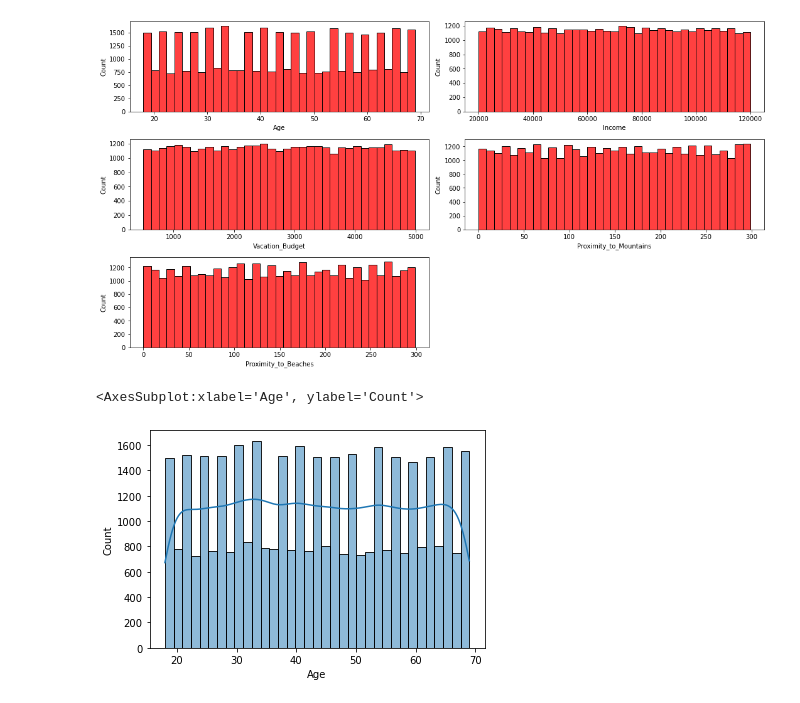
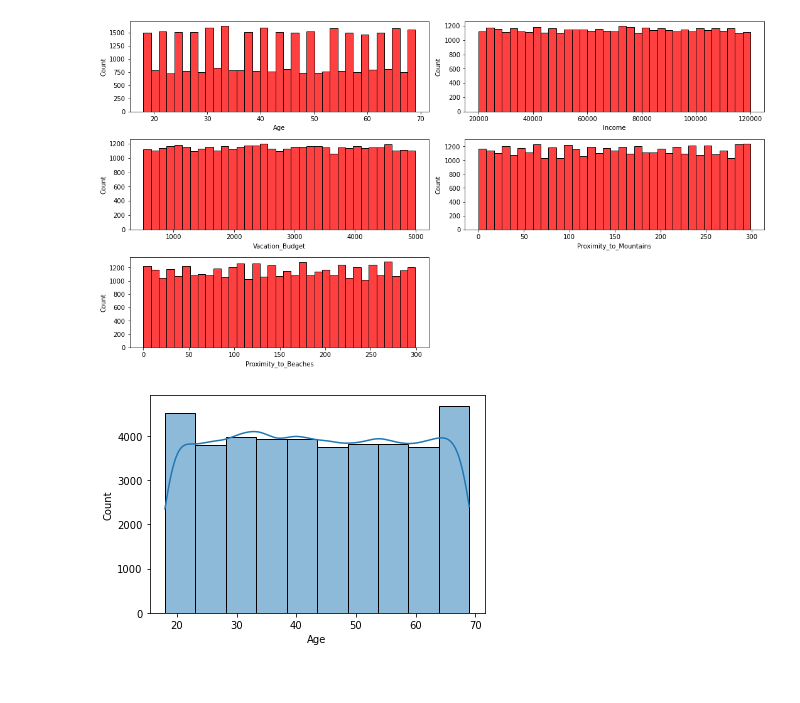
Before and after one commit to Rhino-byte/Tourism-Analysis, a Jupyter notebook: index.ipynb, the cells around one changed output. Drawn from its saved outputs; the diff is of its cells as text; code cells hidden in the pictures.

```diff
--- a/index.ipynb
+++ b/index.ipynb
@@ -251,7 +263,6 @@ plt.tight_layout()
 # %% [output]
 [figure]
 # %%
-sns.histplot(x=vac_num['Age'],kde=True)
+sns.histplot(x=vac_num['Age'],kde=True,bins=10);
 # %% [output]
-<AxesSubplot:xlabel='Age', ylabel='Count'>
-[figure, old version]
+[figure, new version]
```
Also changed, not shown: parts of 33 cells of this notebook, 1 other file.
